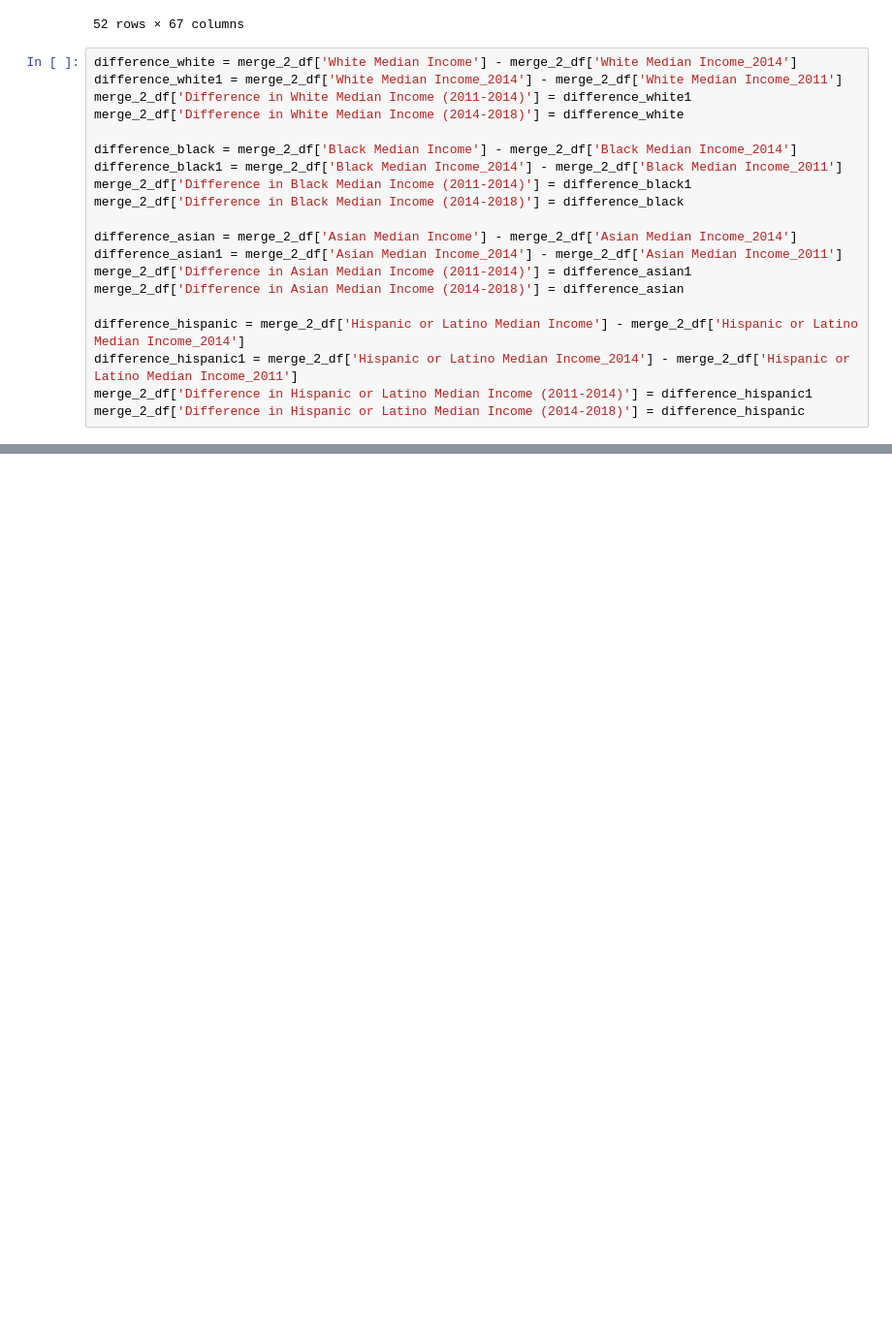
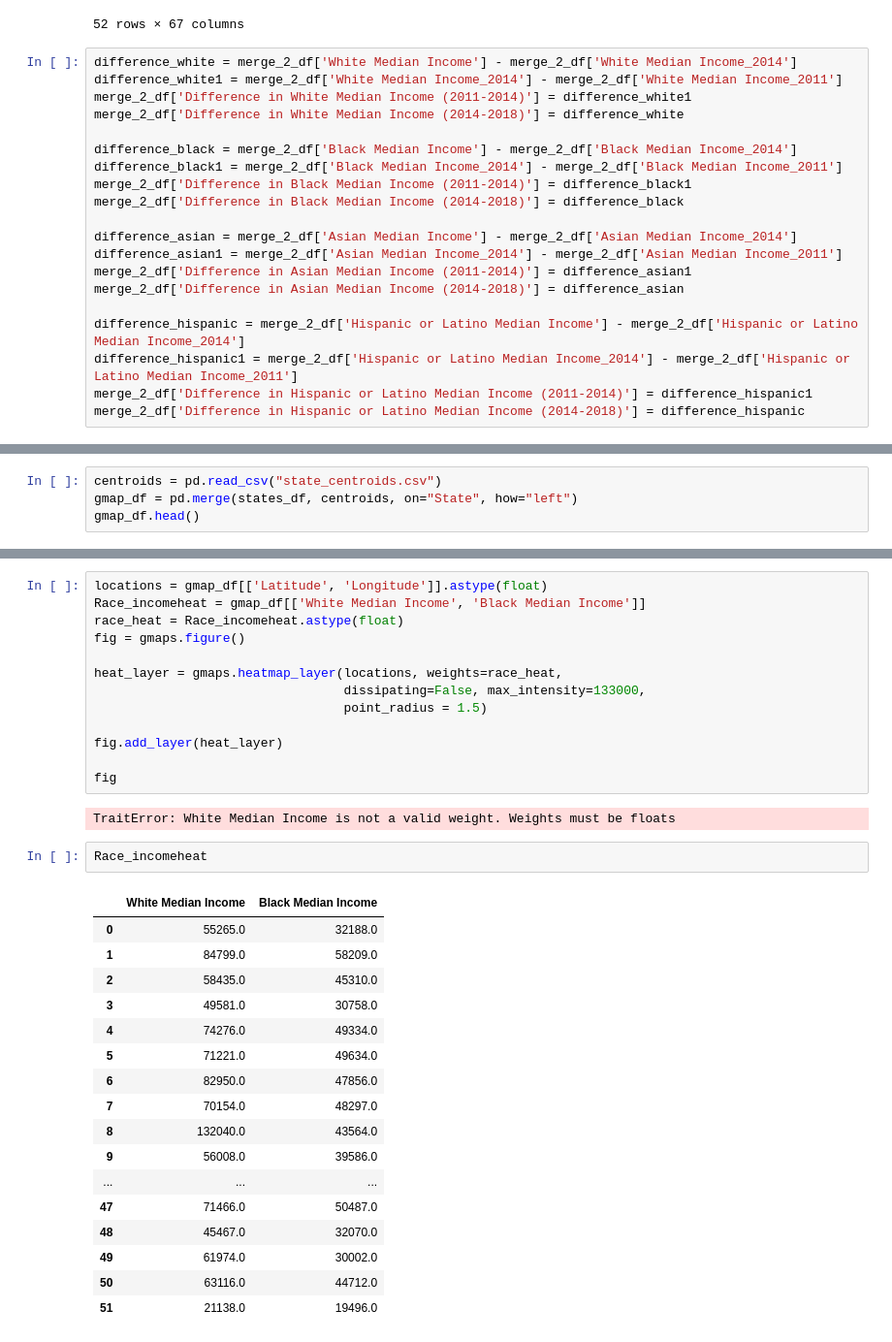
Before and after one commit to cullen-andrews/project-one, a Jupyter notebook: Census_Data-Analysis.ipynb, the cells around one changed output, grey strips where cells are left out. Shown at 97% size. Cells and saved outputs as stored; diff of their text form; blank space fills up the shorter version.

Commit message:
Add attempt at heat map

```diff
--- a/Census_Data-Analysis.ipynb
+++ b/Census_Data-Analysis.ipynb
@@ -524,0 +555,4 @@ The R^2-value is 0.6382753943017101
+# %%
+centroids = pd.read_csv("state_centroids.csv")
+gmap_df = pd.merge(states_df, centroids, on="State", how="left")
+gmap_df.head()
@@ -524,0 +567,35 @@ The R^2-value is 0.6382753943017101
+# %%
+locations = gmap_df[['Latitude', 'Longitude']].astype(float)
+Race_incomeheat = gmap_df[['White Median Income', 'Black Median Income']]
+race_heat = Race_incomeheat.astype(float)
+fig = gmaps.figure()
+
+heat_layer = gmaps.heatmap_layer(locations, weights=race_heat,
+                                 dissipating=False, max_intensity=133000,
+                                 point_radius = 1.5)
+
+fig.add_layer(heat_layer)
+
+fig
+# %% [output]
+TraitError: White Median Income is not a valid weight. Weights must be floats
+# %%
+Race_incomeheat
+# %% [output]
+|  | White Median Income | Black Median Income |
+| 0 | 55265.0 | 32188.0 |
+| 1 | 84799.0 | 58209.0 |
+| 2 | 58435.0 | 45310.0 |
+| 3 | 49581.0 | 30758.0 |
+| 4 | 74276.0 | 49334.0 |
+| 5 | 71221.0 | 49634.0 |
+| 6 | 82950.0 | 47856.0 |
+| 7 | 70154.0 | 48297.0 |
+| 8 | 132040.0 | 43564.0 |
+| 9 | 56008.0 | 39586.0 |
+| ... | ... | ... |
+| 47 | 71466.0 | 50487.0 |
+| 48 | 45467.0 | 32070.0 |
+| 49 | 61974.0 | 30002.0 |
+| 50 | 63116.0 | 44712.0 |
+| 51 | 21138.0 | 19496.0 |
```
Also changed, not shown: parts of 20 cells of this notebook, 1 other file.
